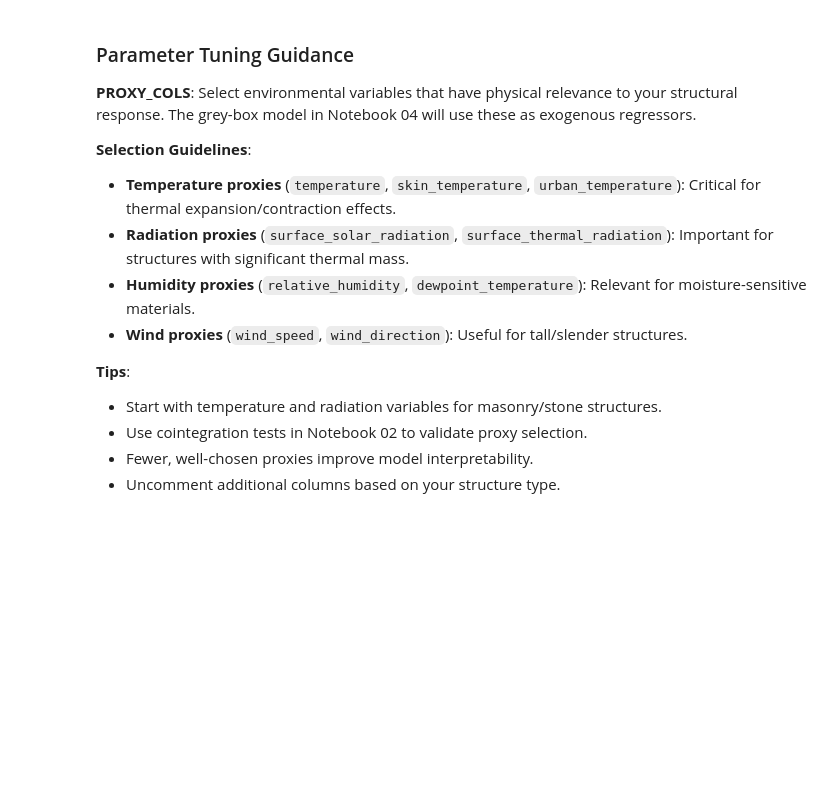
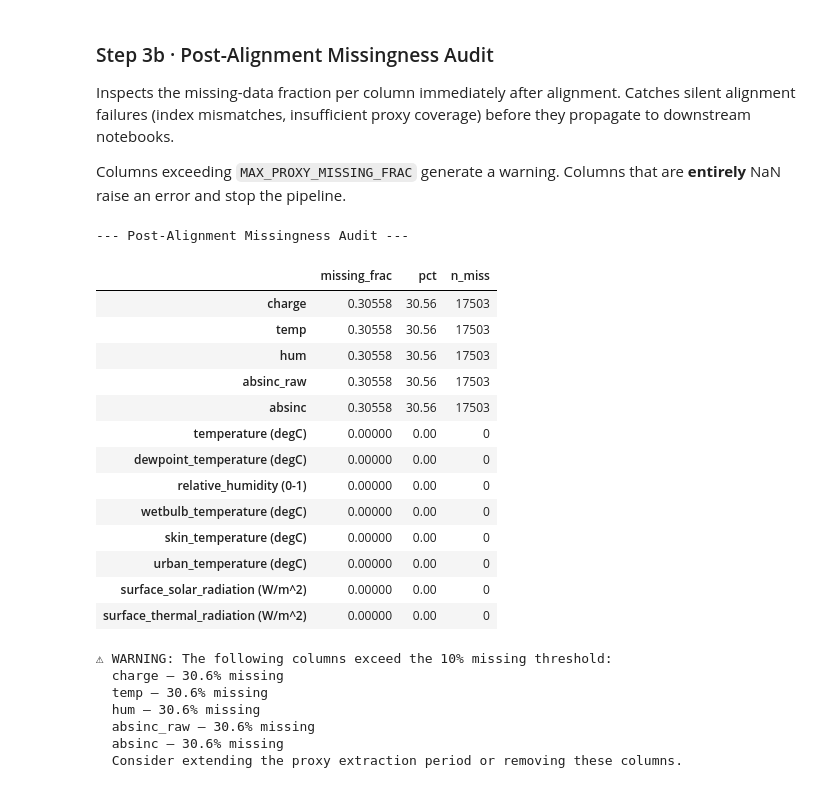
Before and after one commit to eugeniomoreira-iaud/heritageshm, a Jupyter notebook: 01_Data_Quality_and_Gaps.ipynb, the cells around one changed output. Cells and saved outputs as stored; diff of their text form; code cells hidden in the pictures; blank space fills up the shorter version.

```diff
--- a/01_Data_Quality_and_Gaps.ipynb
+++ b/01_Data_Quality_and_Gaps.ipynb
@@ -148,18 +234,63 @@ Loaded 1 proxy dataset(s).
 # %% [markdown]
-### Parameter Tuning Guidance
+### Step 3b · Post-Alignment Missingness Audit
 
-**PROXY_COLS**: Select environmental variables that have physical relevance to your structural response.
-The grey-box model in Notebook 04 will use these as exogenous regressors.
+Inspects the missing-data fraction per column immediately after alignment.
+Catches silent alignment failures (index mismatches, insufficient proxy coverage)
+before they propagate to downstream notebooks.
 
-**Selection Guidelines**:
-- **Temperature proxies** (`temperature`, `skin_temperature`, `urban_temperature`): Critical for thermal expansion/contraction effects.
-- **Radiation proxies** (`surface_solar_radiation`, `surface_thermal_radiation`): Important for structures with significant thermal mass.
-- **Humidity proxies** (`relative_humidity`, `dewpoint_temperature`): Relevant for moisture-sensitive materials.
-- **Wind proxies** (`wind_speed`, `wind_direction`): Useful for tall/slender structures.
-
-**Tips**:
-- Start with temperature and radiation variables for masonry/stone structures.
-- Use cointegration tests in Notebook 02 to validate proxy selection.
-- Fewer, well-chosen proxies improve model interpretability.
-- Uncomment additional columns based on your structure type.
+Columns exceeding `MAX_PROXY_MISSING_FRAC` generate a warning.
+Columns that are **entirely** NaN raise an error and stop the pipeline.
+# %%
+missing_frac           = df_aligned.isnull().mean().rename('missing_frac').to_frame()
+missing_frac['pct']    = (missing_frac['missing_frac'] * 100).round(2)
+missing_frac['n_miss'] = df_aligned.isnull().sum()
+
+print("--- Post-Alignment Missingness Audit ---")
+display(missing_frac.sort_values('missing_frac', ascending=False))
+
+# Error: entirely-NaN columns indicate a total coverage failure
+fully_missing = missing_frac[missing_frac['missing_frac'] == 1.0].index.tolist()
+if fully_missing:
+    raise ValueError(
+        "The following columns are entirely NaN after alignment — "
+        "check index compatibility and proxy coverage: %s" % fully_missing
+    )
+
+# Warning: partially-missing columns above the user-set threshold
+high_missing = missing_frac[
+    (missing_frac['missing_frac'] > MAX_PROXY_MISSING_FRAC) &
+    (missing_frac['missing_frac'] < 1.0)
+].index.tolist()
+if high_missing:
+    print("\n\u26a0 WARNING: The following columns exceed the %.0f%% missing threshold:"
+          % (MAX_PROXY_MISSING_FRAC * 100))
+    for col in high_missing:
+        print("  %s — %.1f%% missing" % (col, missing_frac.loc[col, 'pct']))
+    print("  Consider extending the proxy extraction period or removing these columns.")
+else:
+    print("\n\u2713 All columns are within the %.0f%% missing threshold."
+          % (MAX_PROXY_MISSING_FRAC * 100))
+# %% [output]
+--- Post-Alignment Missingness Audit ---
+|  | missing_frac | pct | n_miss |
+| charge | 0.30558 | 30.56 | 17503 |
+| temp | 0.30558 | 30.56 | 17503 |
+| hum | 0.30558 | 30.56 | 17503 |
+| absinc_raw | 0.30558 | 30.56 | 17503 |
+| absinc | 0.30558 | 30.56 | 17503 |
+| temperature (degC) | 0.00000 | 0.00 | 0 |
+| dewpoint_temperature (degC) | 0.00000 | 0.00 | 0 |
+| relative_humidity (0-1) | 0.00000 | 0.00 | 0 |
+| wetbulb_temperature (degC) | 0.00000 | 0.00 | 0 |
+| skin_temperature (degC) | 0.00000 | 0.00 | 0 |
+| urban_temperature (degC) | 0.00000 | 0.00 | 0 |
+| surface_solar_radiation (W/m^2) | 0.00000 | 0.00 | 0 |
+| surface_thermal_radiation (W/m^2) | 0.00000 | 0.00 | 0 |
+⚠ WARNING: The following columns exceed the 10% missing threshold:
+  charge — 30.6% missing
+  temp — 30.6% missing
+  hum — 30.6% missing
+  absinc_raw — 30.6% missing
+  absinc — 30.6% missing
+  Consider extending the proxy extraction period or removing these columns.
 # %% [markdown]
```
Also changed, not shown: parts of 27 cells of this notebook, 5 other files.
